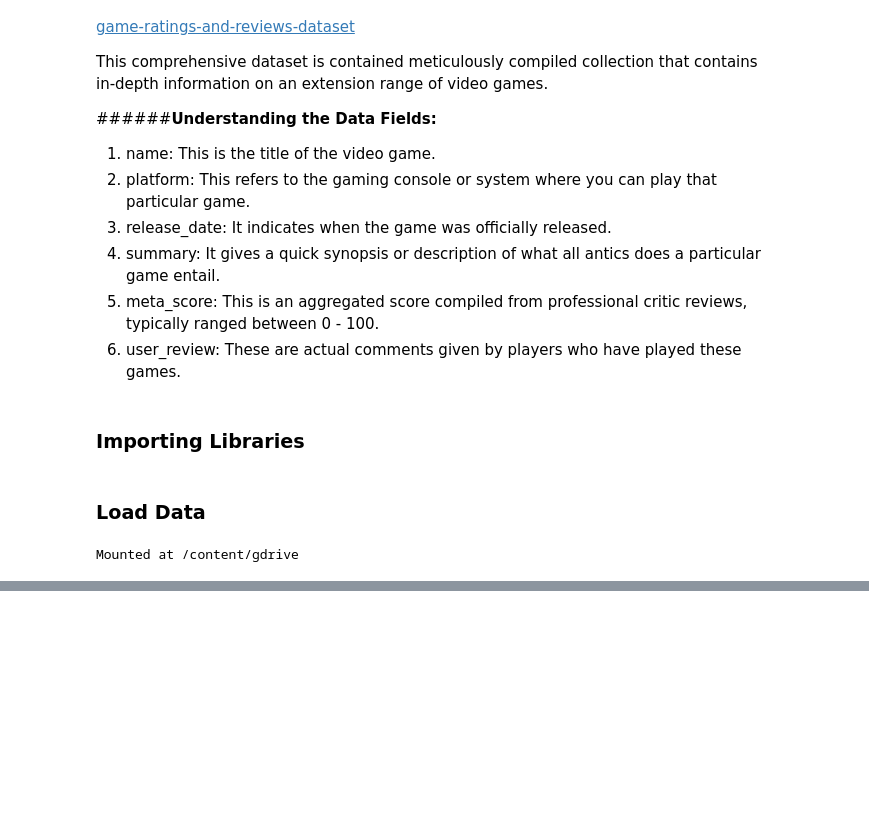
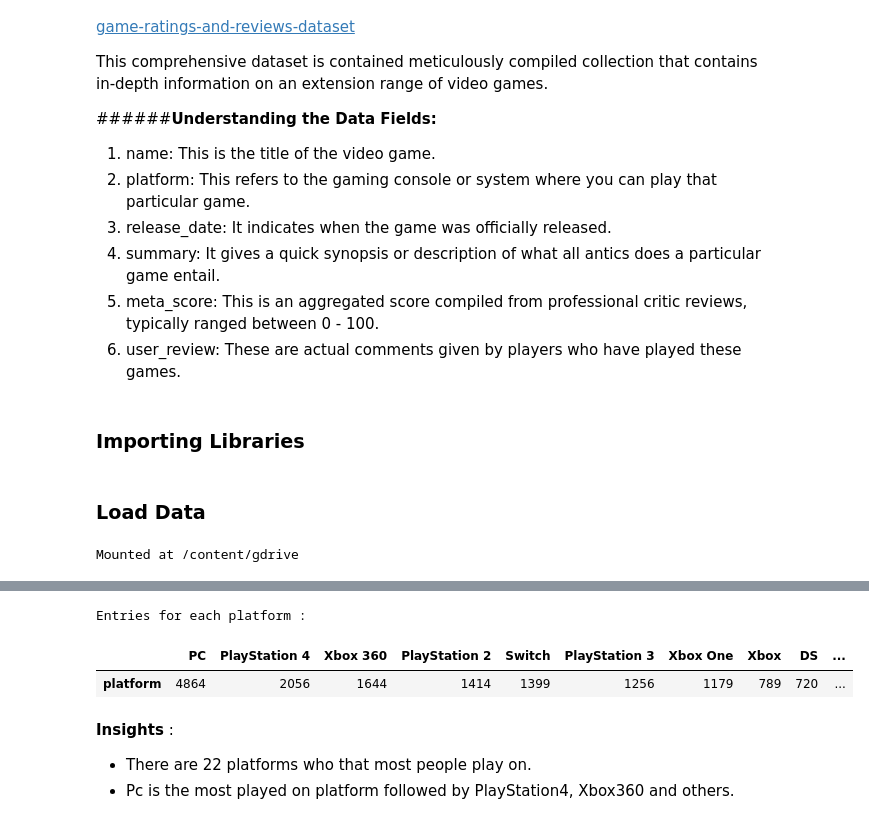
Before and after one commit to AzlinRusnan/STQD6014-Data-Science, a Jupyter notebook: Data_Science_Project2.ipynb, the cells around one changed output, grey strips where cells are left out. Drawn from its saved outputs; the diff is of its cells as text; code cells hidden in the pictures; blank space fills up the shorter version.

```diff
--- a/Data_Science_Project2.ipynb
+++ b/Data_Science_Project2.ipynb
@@ -65,0 +149,9 @@ gm_df.head().style.set_properties(**{"background-color": "#a5492a","color":"whit
+# %%
+# Converting release_date to datetime format
+gm_df['release_date'] = pd.to_datetime(gm_df['release_date'], errors='coerce')
+# %%
+# Replace the tbd in user_review with NaN
+gm_df['user_review'] = pd.to_numeric(gm_df['user_review'], errors='coerce')
+
+print("After changing the irrelevant entries to NaN, the user_review are :\n")
+print(gm_df["user_review"].unique())
@@ -65,0 +167,3 @@ gm_df.head().style.set_properties(**{"background-color": "#a5492a","color":"whit
+# %%
+# Converting user_review to float
+gm_df["user_review"] = gm_df["user_review"].astype(float)
@@ -65,0 +193,12 @@ gm_df.head().style.set_properties(**{"background-color": "#a5492a","color":"whit
+# %%
+print("Entries for each platform :")
+gm_df["platform"].value_counts().to_frame().T.style.set_properties(**{"background-color": "#f5f5dc","color":"black","border": "1.5px  solid black"})
+# %% [output]
+Entries for each platform :
+|  | PC | PlayStation 4 | Xbox 360 | PlayStation 2 | Switch | PlayStation 3 | Xbox One | Xbox | DS | ... |
+| platform | 4864 | 2056 | 1644 | 1414 | 1399 | 1256 | 1179 | 789 | 720 | ... |
+# %% [markdown]
+**Insights** :
+
+*   There are 22 platforms who that most people play on.
+*   Pc is the most played on platform followed by PlayStation4, Xbox360 and others.
```
Also changed, not shown: parts of 20 cells of this notebook.
